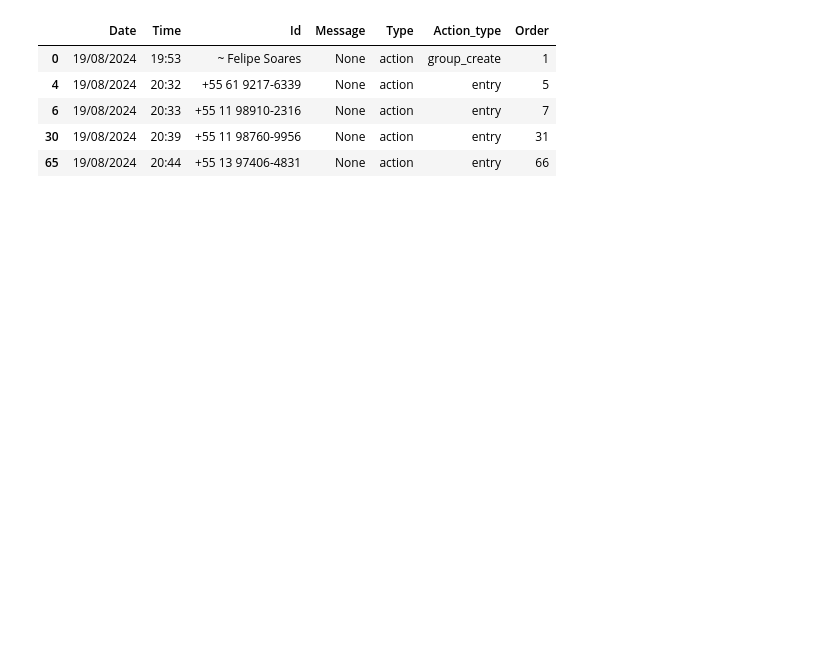
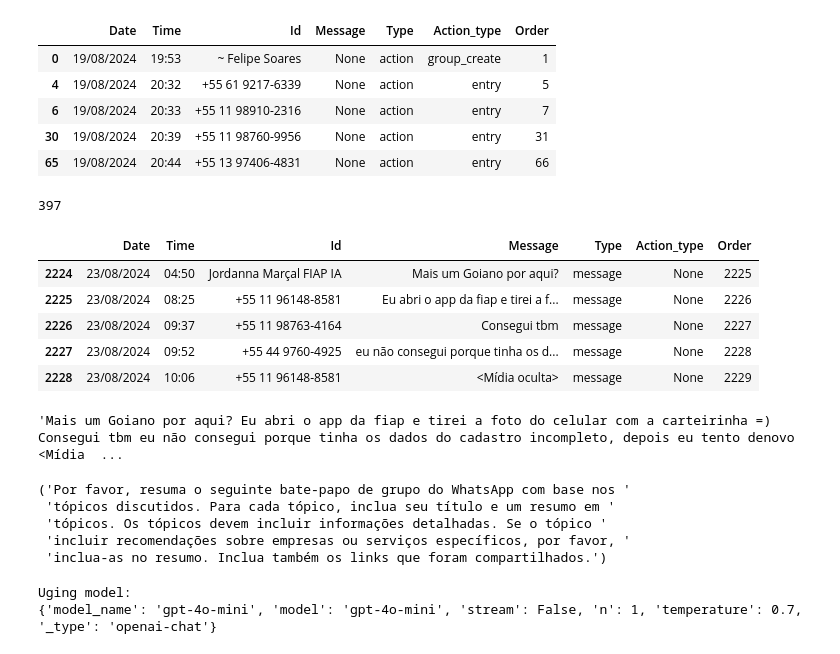
Before and after one commit to brunoconterato/Whatstics, a Jupyter notebook: src/summarizer.ipynb, the cells around one changed output. Drawn from its saved outputs; the diff is of its cells as text; code cells hidden in the pictures; blank space fills up the shorter version.

Commit message:
Working summary!

````diff
--- a/src/summarizer.ipynb
+++ b/src/summarizer.ipynb
@@ -125,0 +130,35 @@ history[history["Type"] != "message"].head()
+# %%
+messages_df = history[(history["Type"] == "message") & (history["Date"] == "23/08/2024")]
+print(len(messages_df))
+messages_df.head()
+# %% [output]
+397
+|  | Date | Time | Id | Message | Type | Action_type | Order |
+| 2224 | 23/08/2024 | 04:50 | Jordanna Marçal FIAP IA | Mais um Goiano por aqui? | message | None | 2225 |
+| 2225 | 23/08/2024 | 08:25 | +55 11 96148-8581 | Eu abri o app da fiap e tirei a f... | message | None | 2226 |
+| 2226 | 23/08/2024 | 09:37 | +55 11 98763-4164 | Consegui tbm | message | None | 2227 |
+| 2227 | 23/08/2024 | 09:52 | +55 44 9760-4925 | eu não consegui porque tinha os d... | message | None | 2228 |
+| 2228 | 23/08/2024 | 10:06 | +55 11 96148-8581 | <Mídia oculta> | message | None | 2229 |
+# %%
+from pprint import pprint
+
+# Full chat string
+# Every new message starts with a new line followed by NM:
+full_chat_str = " ".join(messages_df["Message"].values)
+
+full_chat_str[:1000]
+# %% [output]
+'Mais um Goiano por aqui? Eu abri o app da fiap e tirei a foto do celular com a carteirinha =) Consegui tbm eu não consegui porque tinha os dados do cadastro incompleto, depois eu tento denovo <Mídia  ...
+# %%
+from pprint import pprint
+
+SUMMARY_PROMPT = f"""Por favor, resuma o seguinte bate-papo de grupo do WhatsApp com base nos tópicos discutidos. Para cada tópico, inclua seu título e um resumo em tópicos. Os tópicos devem incluir informações detalhadas. Se o tópico incluir recomendações sobre empresas ou serviços específicos, por favor, inclua-as no resumo. Inclua também os links que foram compartilhados."""
+NEWSLETTER_PROMPT = f"""Por favor, forneça um parágrafo para abrir uma newsletter cobrindo os seguintes tópicos:"""
+
+pprint(SUMMARY_PROMPT)
+# %% [output]
+('Por favor, resuma o seguinte bate-papo de grupo do WhatsApp com base nos '
+ 'tópicos discutidos. Para cada tópico, inclua seu título e um resumo em '
+ 'tópicos. Os tópicos devem incluir informações detalhadas. Se o tópico '
+ 'incluir recomendações sobre empresas ou serviços específicos, por favor, '
+ 'inclua-as no resumo. Inclua também os links que foram compartilhados.')
@@ -125,0 +170,21 @@ history[history["Type"] != "message"].head()
+# %%
+import langchain
+from langchain_openai import ChatOpenAI
+from langchain_core.prompts import PromptTemplate
+from langchain_core.output_parsers import JsonOutputParser
+
+# llm = ChatOpenAI(model="gpt-4o")
+llm = ChatOpenAI(model="gpt-4o-mini")
+print_model(llm)
+
+code_prompt = PromptTemplate(
+    template="{instruction}\nAs mensagens: ```\{messages}```",
+    input_variables=["instruction", "messages"],
+)
+
+code_chain = code_prompt | llm
+
+# langchain.debug = True
+# %% [output]
+Uging model:
+{'model_name': 'gpt-4o-mini', 'model': 'gpt-4o-mini', 'stream': False, 'n': 1, 'temperature': 0.7, '_type': 'openai-chat'}
````
Also changed, not shown: parts of 6 cells of this notebook, 1 other file.
